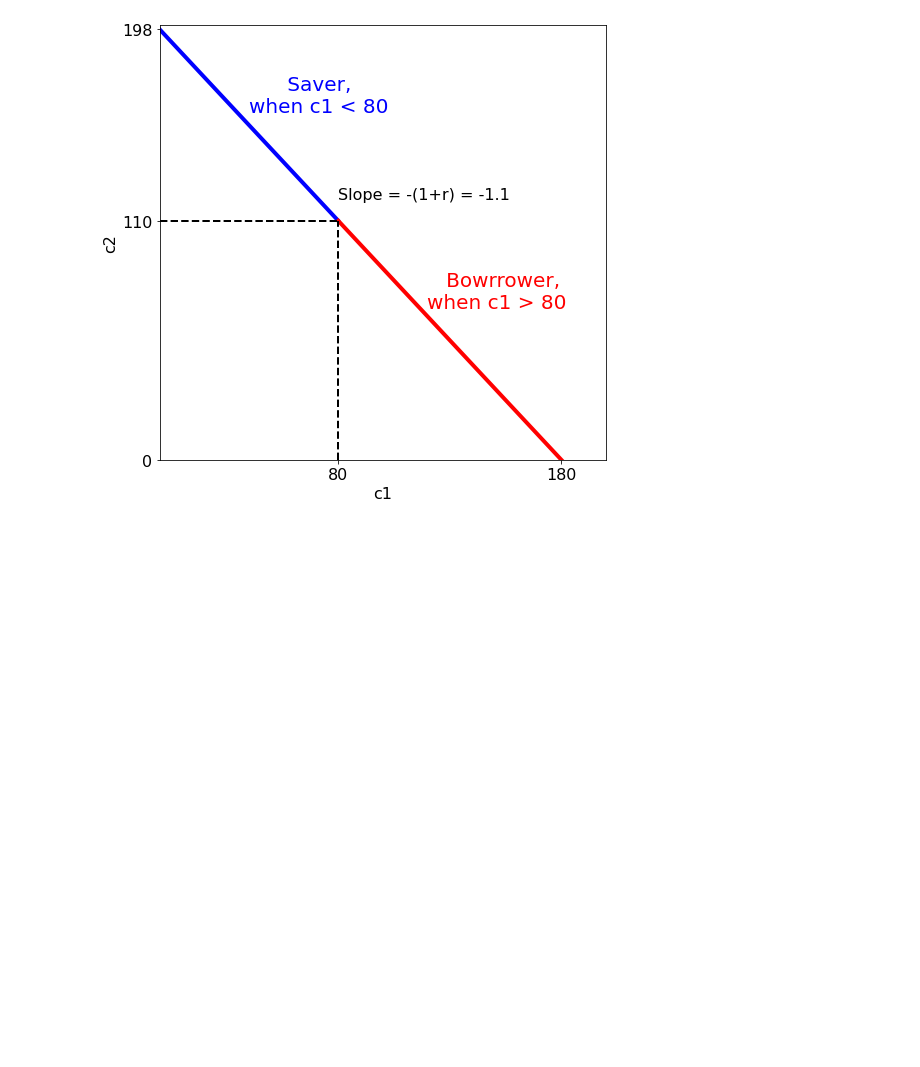
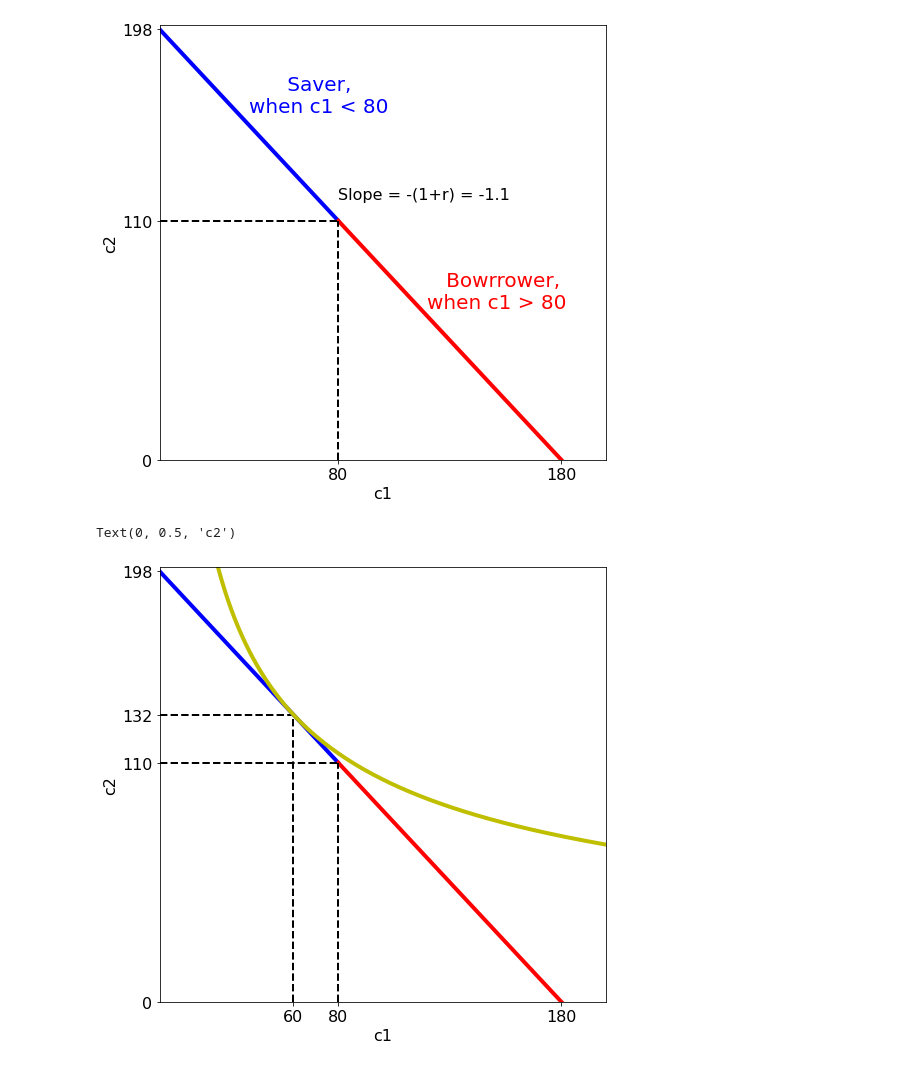
Before and after one commit to lalala8797/Tutorials, a Jupyter notebook: ECON2102_Tut6.ipynb, the cells around one changed output. Drawn from its saved outputs; the diff is of its cells as text; code cells hidden in the pictures; blank space fills up the shorter version.

```diff
--- a/ECON2102_Tut6.ipynb
+++ b/ECON2102_Tut6.ipynb
@@ -33,3 +33,32 @@ ax.set_ylabel('c2')
 # %% [output]
 Text(0, 0.5, 'c2')
 [figure]
+# %%
+u = lambda c1, c2: c1**(1/3) * c2**(2/3)
+
+## Find the indifference curve
+def Ind(c2, c1, opc1, opc2):
+    return u(c1,c2) - u(opc1, opc2)
+# %%
+c1 = np.linspace(1e-5,200,1000)
+# Inda: indifference curve part a
+Inda = root(Ind, x0 = np.ones(len(c1i)), args = (c1, 60, 132)).x
+# %%
+fig, ax = plt.subplots(1)
+ax.axvline(x = 60,ymin =0, ymax = 132/200, c = 'k', linestyle = '--', linewidth = '2')
+ax.axhline(y = 132,xmin =0, xmax = 60/200, c = 'k', linestyle = '--', linewidth = '2')
+
+ax.plot(c1[:400], c2[:400], c = 'b')
+ax.plot(c1[400:], c2[400:], c = 'r')
+ax.plot(c1, Inda, c = 'y')
+ax.set_xlim(0,200)
+ax.set_ylim(0,200)
+ax.axvline(x = y1-t1,ymin =0, ymax = (y2-t2)/200, c = 'k', linestyle = '--', linewidth = '2')
+ax.axhline(y = y2-t2,xmin =0, xmax = (y1-t1)/200, c = 'k', linestyle = '--', linewidth = '2')
+ax.set_xticks([60, 80, 180])
+ax.set_yticks([0,110,132, 198])
+ax.set_xlabel('c1')
+ax.set_ylabel('c2')
+# %% [output]
+Text(0, 0.5, 'c2')
+[figure, added]
```
